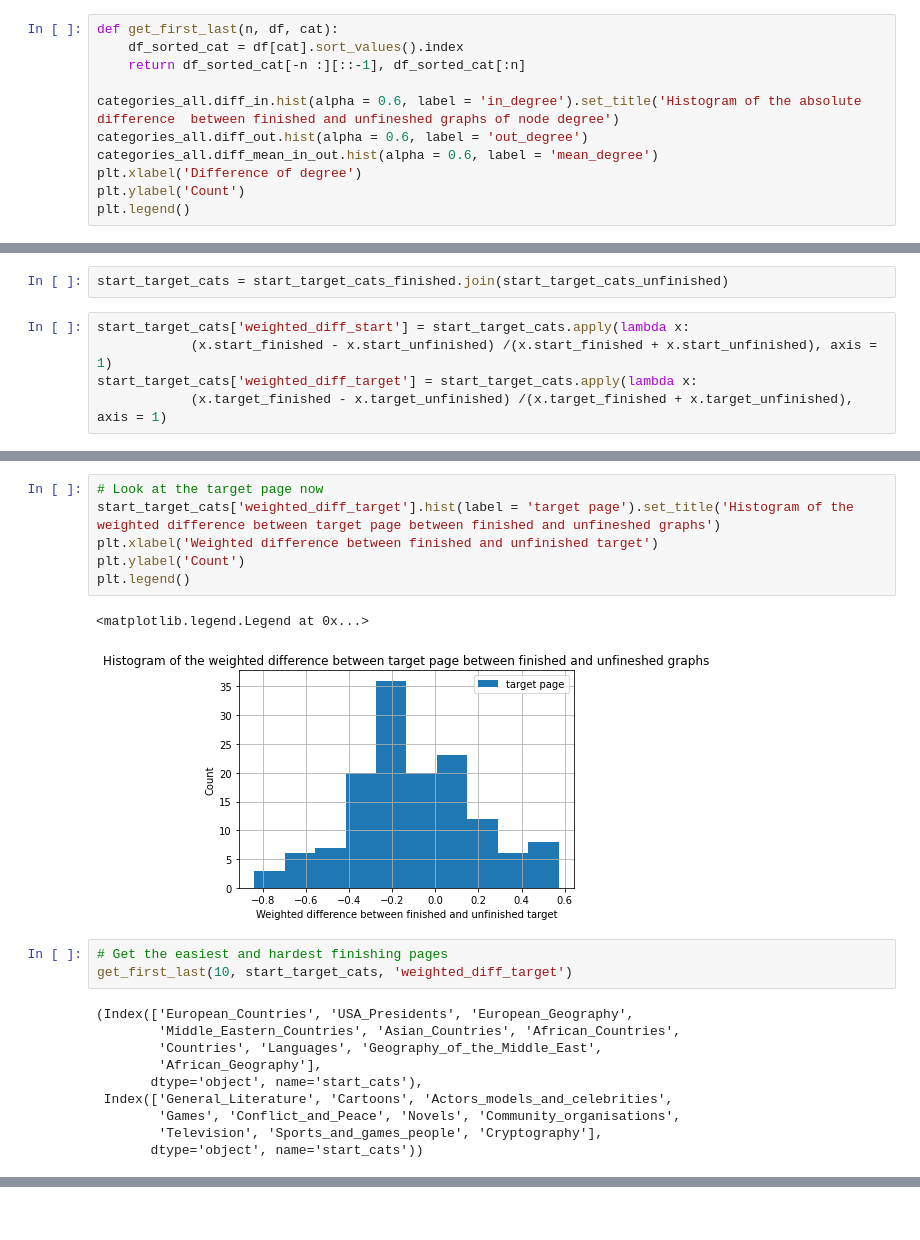
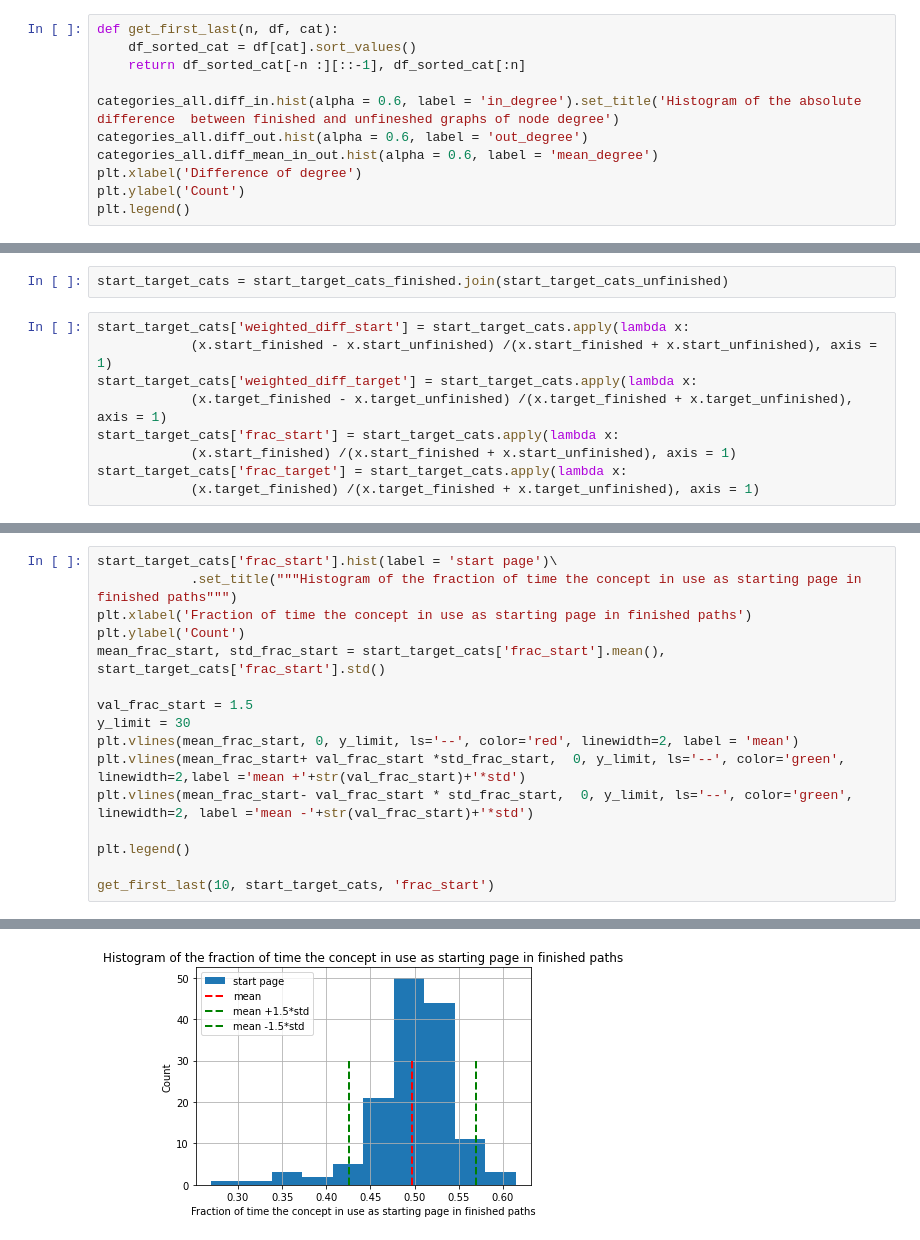
Before and after one commit to epfl-ada/ada-2022-project-7yobananaboy7, a Jupyter notebook: Cluster pages .ipynb, the cells around one changed output, grey strips where cells are left out. Saved outputs shown, nothing was run; the diff lists cells and outputs as text.

Commit message:
Add features of starting and target page

```diff
--- a/Cluster pages .ipynb
+++ b/Cluster pages .ipynb
@@ -148,7 +150,7 @@ We can see that there are no concepts where people get more stuck in unfinished
 However, we have to be carefull because maybe the difference of 10 is between 610 and 600 which does not mean the same thing as the difference between 5 and 15. Therefore we divide the node degree by the sum of degrees.
 # %%
 def get_first_last(n, df, cat):
-    df_sorted_cat = df[cat].sort_values().index
+    df_sorted_cat = df[cat].sort_values()
     return df_sorted_cat[-n :][::-1], df_sorted_cat[:n]
 
 categories_all.diff_in.hist(alpha = 0.6, label = 'in_degree').set_title('Histogram of the absolute difference  between finished and unfineshed graphs of node degree')
@@ -346,6 +372,10 @@ start_target_cats['weighted_diff_start'] = start_target_cats.apply(lambda x:
             (x.start_finished - x.start_unfinished) /(x.start_finished + x.start_unfinished), axis = 1)
 start_target_cats['weighted_diff_target'] = start_target_cats.apply(lambda x:
             (x.target_finished - x.target_unfinished) /(x.target_finished + x.target_unfinished), axis = 1)
+start_target_cats['frac_start'] = start_target_cats.apply(lambda x:
+            (x.start_finished) /(x.start_finished + x.start_unfinished), axis = 1)
+start_target_cats['frac_target'] = start_target_cats.apply(lambda x:
+            (x.target_finished) /(x.target_finished + x.target_unfinished), axis = 1)
 # %% [markdown]
 ### Plot the results
 We plot two histograms
@@ -387,22 +395,17 @@ Index(['Architecture', 'Theatre', 'Literature_types', 'General_Biology',
-# %%
-# Look at the target page now
-start_target_cats['weighted_diff_target'].hist(label = 'target page').set_title('Histogram of the weighted difference between target page between finished and unfineshed graphs')
-plt.xlabel('Weighted difference between finished and unfinished target')
-plt.ylabel('Count')
-plt.legend()
-# %% [output]
-<matplotlib.legend.Legend at 0x...>
-[figure, removed]
-# %%
-# Get the easiest and hardest finishing pages
-get_first_last(10, start_target_cats, 'weighted_diff_target')
-# %% [output]
-(Index(['European_Countries', 'USA_Presidents', 'European_Geography',
-        'Middle_Eastern_Countries', 'Asian_Countries', 'African_Countries',
-        'Countries', 'Languages', 'Geography_of_the_Middle_East',
-        'African_Geography'],
-       dtype='object', name='start_cats'),
- Index(['General_Literature', 'Cartoons', 'Actors_models_and_celebrities',
-        'Games', 'Conflict_and_Peace', 'Novels', 'Community_organisations',
-        'Television', 'Sports_and_games_people', 'Cryptography'],
-       dtype='object', name='start_cats'))
+# %%
+start_target_cats['frac_start'].hist(label = 'start page')\
+            .set_title("""Histogram of the fraction of time the concept in use as starting page in finished paths""")
+plt.xlabel('Fraction of time the concept in use as starting page in finished paths')
+plt.ylabel('Count')
+mean_frac_start, std_frac_start = start_target_cats['frac_start'].mean(), start_target_cats['frac_start'].std()
+
+val_frac_start = 1.5
+y_limit = 30
+plt.vlines(mean_frac_start, 0, y_limit, ls='--', color='red', linewidth=2, label = 'mean')
+plt.vlines(mean_frac_start+ val_frac_start *std_frac_start,  0, y_limit, ls='--', color='green', linewidth=2,label ='mean +'+str(val_frac_start)+'*std')
+plt.vlines(mean_frac_start- val_frac_start * std_frac_start,  0, y_limit, ls='--', color='green', linewidth=2, label ='mean -'+str(val_frac_start)+'*std')
+
+plt.legend()
+
+get_first_last(10, start_target_cats, 'frac_start')
+# %% [output]
@@ -408,0 +429 @@ get_first_last(10, start_target_cats, 'weighted_diff_target')
+[figure, added]
```
Also changed, not shown: parts of 28 cells of this notebook, 2 other files.
